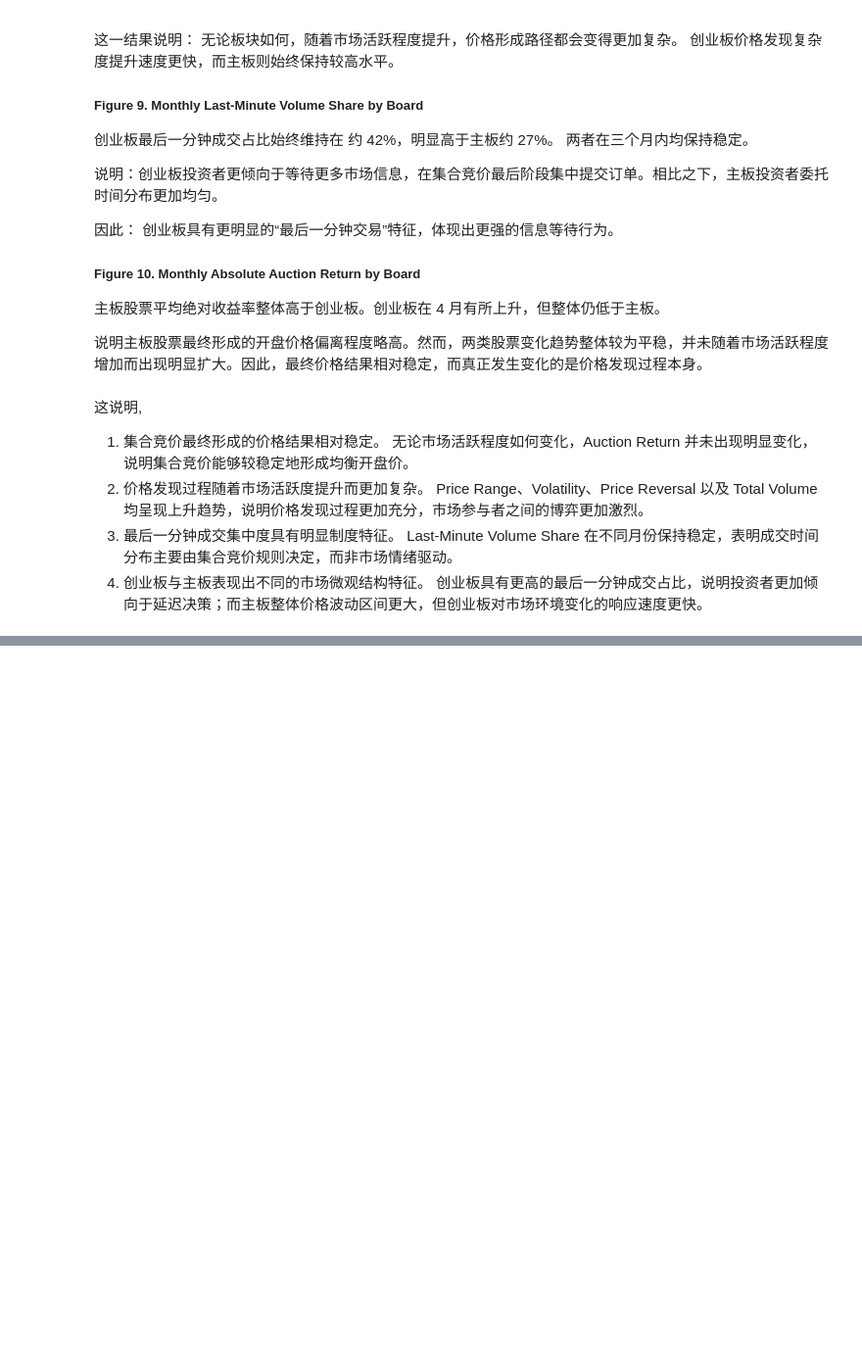
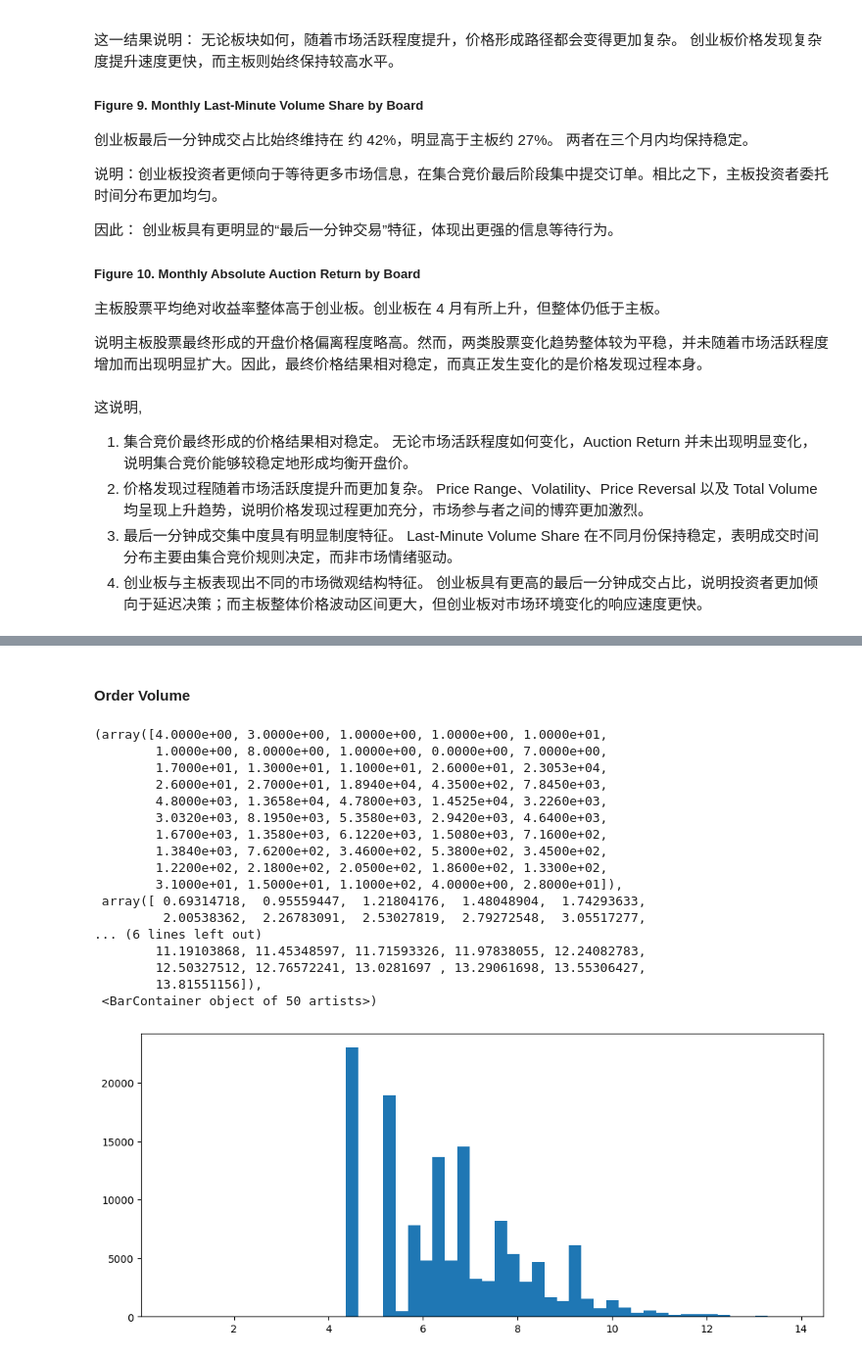
Before and after one commit to xiyuanzhu926/level2-research, a Jupyter notebook: level2-research/notebooks/01_level2_auction_intro.ipynb, the cells around one changed output, grey strips where cells are left out. Shown at 98% size. Cells and saved outputs as stored; diff of their text form; code cells hidden in the pictures; blank space fills up the shorter version.

```diff
--- a/level2-research/notebooks/01_level2_auction_intro.ipynb
+++ b/level2-research/notebooks/01_level2_auction_intro.ipynb
@@ -2705,0 +2845,11 @@ Last-Minute Volume Share 在不同月份保持稳定，表明成交时间分布
+# %%
+qorder_sh = qorder_sh[
+    (qorder_sh["datetime"].dt.time >= pd.to_datetime("09:15:00").time()) &
+    (qorder_sh["datetime"].dt.time <= pd.to_datetime("09:25:00").time())
+].copy()
+
+print("Rows:", len(qorder_sh))
+print("Stocks:", qorder_sh["code"].nunique())
+print("Trading Days:", qorder_sh["date"].nunique())
+
+display(qorder_sh.head())
@@ -2705,0 +3094,23 @@ Last-Minute Volume Share 在不同月份保持稳定，表明成交时间分布
+# %% [markdown]
+#### Order Volume
+# %%
+plt.hist(np.log1p(qorder_sh["order_volume"]), bins=50)
+# %% [output]
+(array([4.0000e+00, 3.0000e+00, 1.0000e+00, 1.0000e+00, 1.0000e+01,
+        1.0000e+00, 8.0000e+00, 1.0000e+00, 0.0000e+00, 7.0000e+00,
+        1.7000e+01, 1.3000e+01, 1.1000e+01, 2.6000e+01, 2.3053e+04,
+        2.6000e+01, 2.7000e+01, 1.8940e+04, 4.3500e+02, 7.8450e+03,
+        4.8000e+03, 1.3658e+04, 4.7800e+03, 1.4525e+04, 3.2260e+03,
+        3.0320e+03, 8.1950e+03, 5.3580e+03, 2.9420e+03, 4.6400e+03,
+        1.6700e+03, 1.3580e+03, 6.1220e+03, 1.5080e+03, 7.1600e+02,
+        1.3840e+03, 7.6200e+02, 3.4600e+02, 5.3800e+02, 3.4500e+02,
+        1.2200e+02, 2.1800e+02, 2.0500e+02, 1.8600e+02, 1.3300e+02,
+        3.1000e+01, 1.5000e+01, 1.1000e+02, 4.0000e+00, 2.8000e+01]),
+ array([ 0.69314718,  0.95559447,  1.21804176,  1.48048904,  1.74293633,
+         2.00538362,  2.26783091,  2.53027819,  2.79272548,  3.05517277,
+... (6 lines left out)
+        11.19103868, 11.45348597, 11.71593326, 11.97838055, 12.24082783,
+        12.50327512, 12.76572241, 13.0281697 , 13.29061698, 13.55306427,
+        13.81551156]),
+ <BarContainer object of 50 artists>)
+[figure, added]
```
Also changed, not shown: parts of 66 cells of this notebook, 3 other files.
